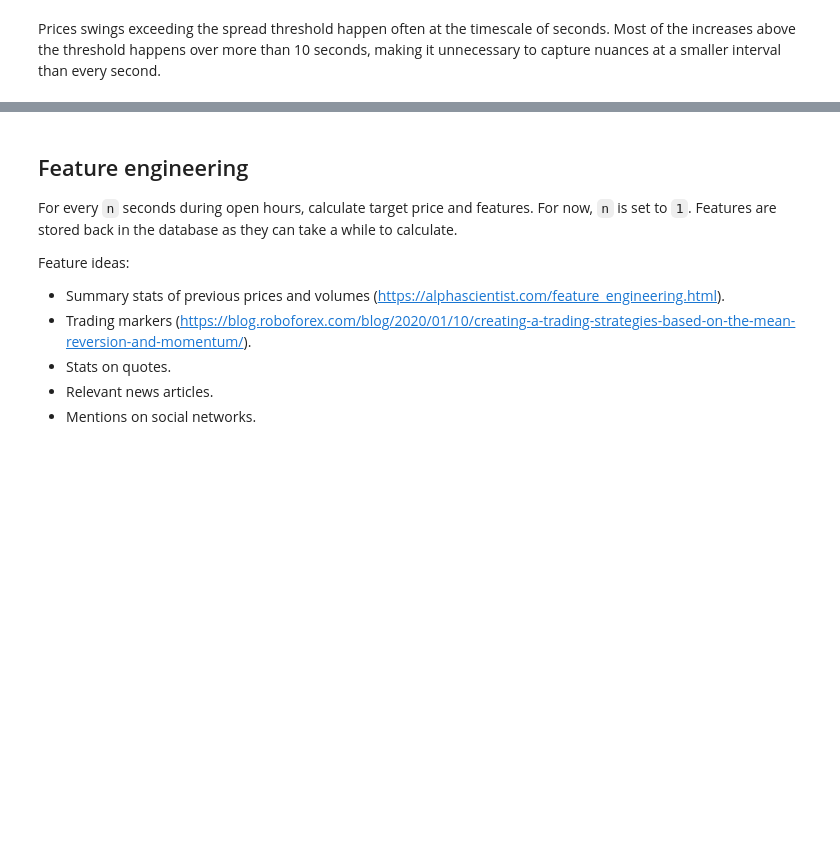
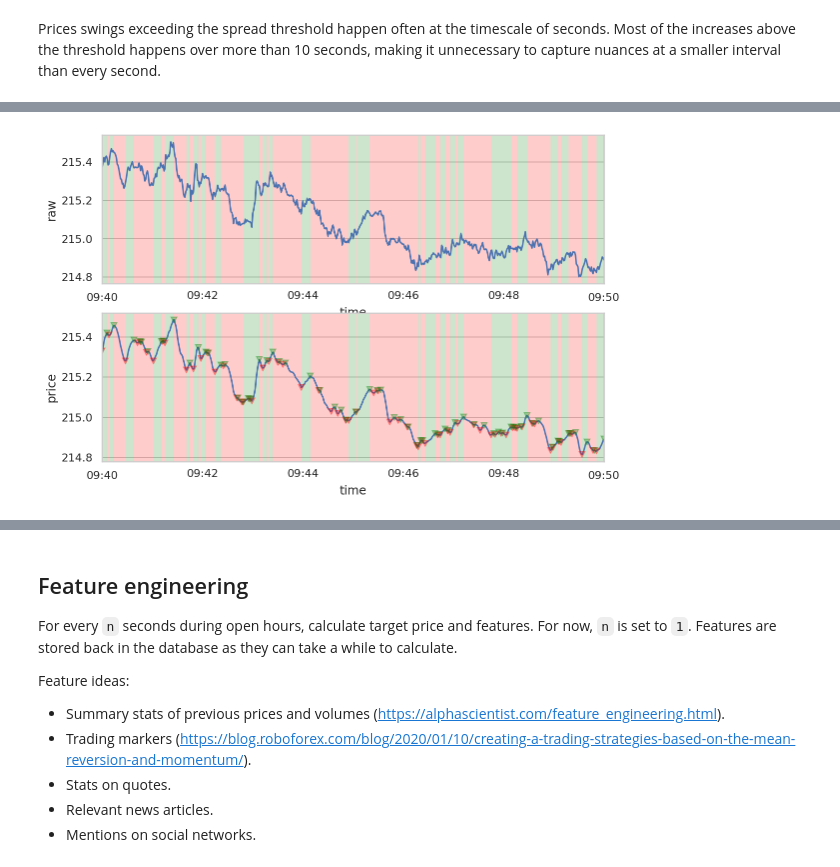
Before and after one commit to dwitvliet/project-stock-trading, a Jupyter notebook: stock_prediction.ipynb, the cells around one changed output, grey strips where cells are left out. Cells and saved outputs as stored; diff of their text form; code cells hidden in the pictures; blank space fills up the shorter version.

```diff
--- a/stock_prediction.ipynb
+++ b/stock_prediction.ipynb
@@ -170,0 +175,80 @@ The challenge: to create a measure that labels large upward runs as `buy` withou
+# %%
+params = {
+    'periods_to_smooth_price': 5,
+    'gain_threshold': 0.03,
+}
+
+trades = data.get_trades('MSFT', '2020-12-07')
+
+# Calculate price per second.
+price = descriptive_stats.weighted_mean(
+    trades, 'price', weights='volume', groupby=pd.Grouper(key='time', freq='1S')
+) \
+    .fillna(method='ffill') \
+    .to_frame()
+
+# Smooth price to reduce noise.
+periods_to_smooth = params['periods_to_smooth_price']
+price['raw'] = price['price']
+price['price'] = price['price'].rolling(periods_to_smooth).mean()
+price = price.between_time('9:30', '16:00', include_end=False)
+
+# Label long ups as buy, and long downs as sell.
+gain_threshold = params['gain_threshold']
+
+price['prediction'] = np.nan
+prediction_i = price.columns.get_loc('prediction')
+
+minima_and_maxima = np.sort(np.concatenate([
+    [0],
+    sc.signal.argrelextrema(price['price'].values, np.less_equal)[0],
+    sc.signal.argrelextrema(price['price'].values, np.greater_equal)[0]
+]))
+pri = price['price'].values
+extrema_labeled = []
+for i, extremum in enumerate(minima_and_maxima):
+    if i in extrema_labeled:
+        continue
+    start_price = pri[extremum]
+    max_extremum = extremum
+    max_price = start_price
+    action = None
+    for j, future_extremum in enumerate(minima_and_maxima[i+1:], i+1):
+        future_price = pri[future_extremum]
+        if future_price > max_price:
+            # Still gaining in price.
+            max_extremum = future_extremum
+            max_price = future_price
+        if max_price - start_price > gain_threshold:
+            # Gained enough to be profitable.
+            if max_price - future_price < gain_threshold:
+                # But not gaining anymore.
+                action = 'buy'
+                break
+        if future_price < start_price:
+            # Decreased in price.
+            action = 'sell'
+            break
+
+    if action is None:
+        action = 'sell'
+    price.iloc[extremum:max_extremum, prediction_i] = action
+    price.iloc[max_extremum:future_extremum, prediction_i] = 'sell'
+
+    extrema_labeled.extend(range(i, j))
+
+# TODO: Should small 'sell' periods between large 'buy' periods be flipped to 'buy'?
+
+
+# Check hypothetic gains.
+print(performance_metrics.profits(price, buy_cost=gain_threshold))
+
+# Plot result.
+price = price.between_time('9:40', '9:50')
+performance_metrics.plot_buy_sell(price, ['raw' , 'price'])
+
+(ilocs_min,) = sc.signal.argrelextrema(price['price'].values, np.less_equal)
+(ilocs_max,) = sc.signal.argrelextrema(price['price'].values, np.greater_equal)
+price.iloc[ilocs_min]['price'].plot(style='.', lw=5, color='red', marker='v', alpha=0.3)
+price.iloc[ilocs_max]['price'].plot(style='.', lw=5, color='green', marker='v', alpha=0.3)
+# %% [output]
@@ -171 +270,2 @@ The challenge: to create a measure that labels large upward runs as `buy` withou
+[figure, added]
 # %%
```
Also changed, not shown: parts of 4 cells of this notebook.
